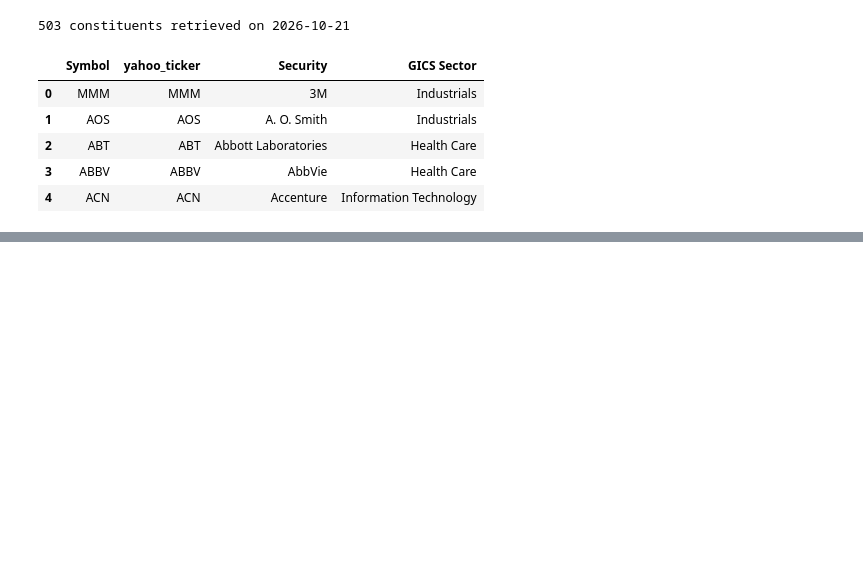
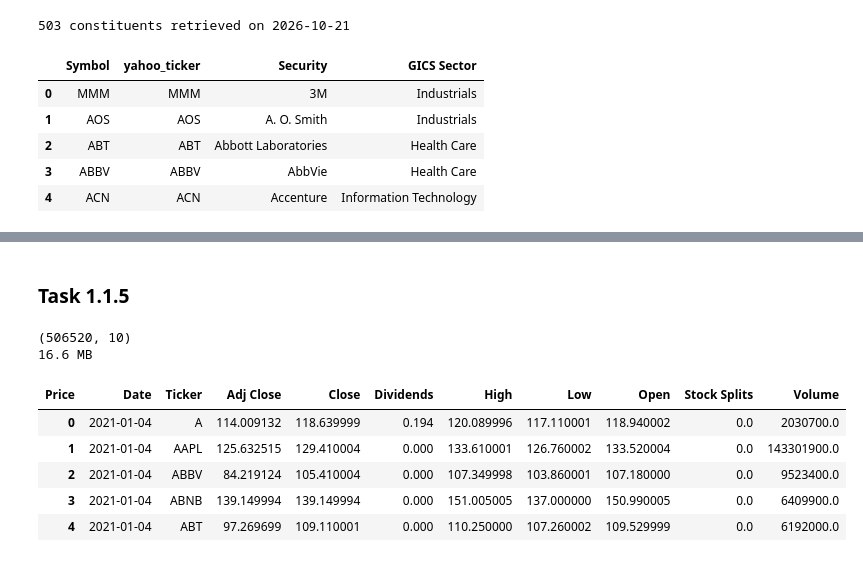
Before and after one commit to 7omain/Uni-Coursework, a Jupyter notebook: coursework.ipynb, the cells around one changed output, grey strips where cells are left out. Drawn from its saved outputs; the diff is of its cells as text; code cells hidden in the pictures; blank space fills up the shorter version.

```diff
--- a/coursework.ipynb
+++ b/coursework.ipynb
@@ -37,0 +58,9 @@ sp500[["Symbol", "yahoo_ticker", "Security", "GICS Sector"]].head()
+# %%
+tickers = sp500["yahoo_ticker"].tolist() + ["^GSPC"]
+
+raw = yf.download(tickers, start=START, end=END,
+                  auto_adjust=False,
+                  actions=True,
+                  group_by="column", threads=True, progress=True)
+print(raw.shape)
+print(raw.columns.get_level_values(0).unique().tolist())
@@ -37,0 +87,20 @@ sp500[["Symbol", "yahoo_ticker", "Security", "GICS Sector"]].head()
+# %% [markdown]
+### Task 1.1.5
+# %%
+long = (raw.stack(level=1, future_stack=True)
+           .rename_axis(["Date", "Ticker"])
+           .reset_index())
+fname = f"data/prices_raw_{START}_{END}_retrieved_{RETRIEVAL_DATE}.csv.gz"
+long.to_csv(fname, index=False)
+print(long.shape)
+print(round(os.path.getsize(fname) / 1e6, 1), "MB")
+long.head()
+# %% [output]
+(506520, 10)
+16.6 MB
+| Price | Date | Ticker | Adj Close | Close | Dividends | High | Low | Open | Stock Splits | Volume |
+| 0 | 2021-01-04 | A | 114.009132 | 118.639999 | 0.194 | 120.089996 | 117.110001 | 118.940002 | 0.0 | 2030700.0 |
+| 1 | 2021-01-04 | AAPL | 125.632515 | 129.410004 | 0.000 | 133.610001 | 126.760002 | 133.520004 | 0.0 | 143301900.0 |
+| 2 | 2021-01-04 | ABBV | 84.219124 | 105.410004 | 0.000 | 107.349998 | 103.860001 | 107.180000 | 0.0 | 9523400.0 |
+| 3 | 2021-01-04 | ABNB | 139.149994 | 139.149994 | 0.000 | 151.005005 | 137.000000 | 150.990005 | 0.0 | 6409900.0 |
+| 4 | 2021-01-04 | ABT | 97.269699 | 109.110001 | 0.000 | 110.250000 | 107.260002 | 109.529999 | 0.0 | 6192000.0 |
```
Also changed, not shown: parts of 12 cells of this notebook.
